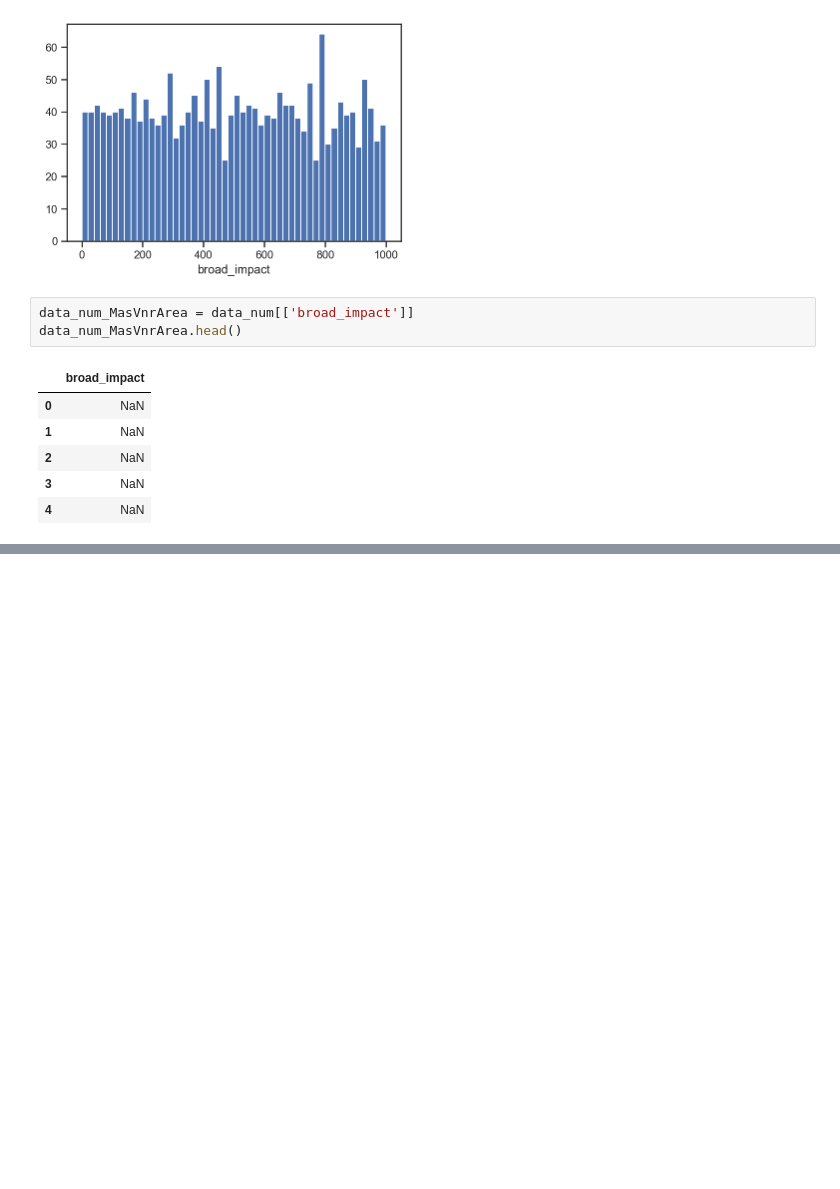
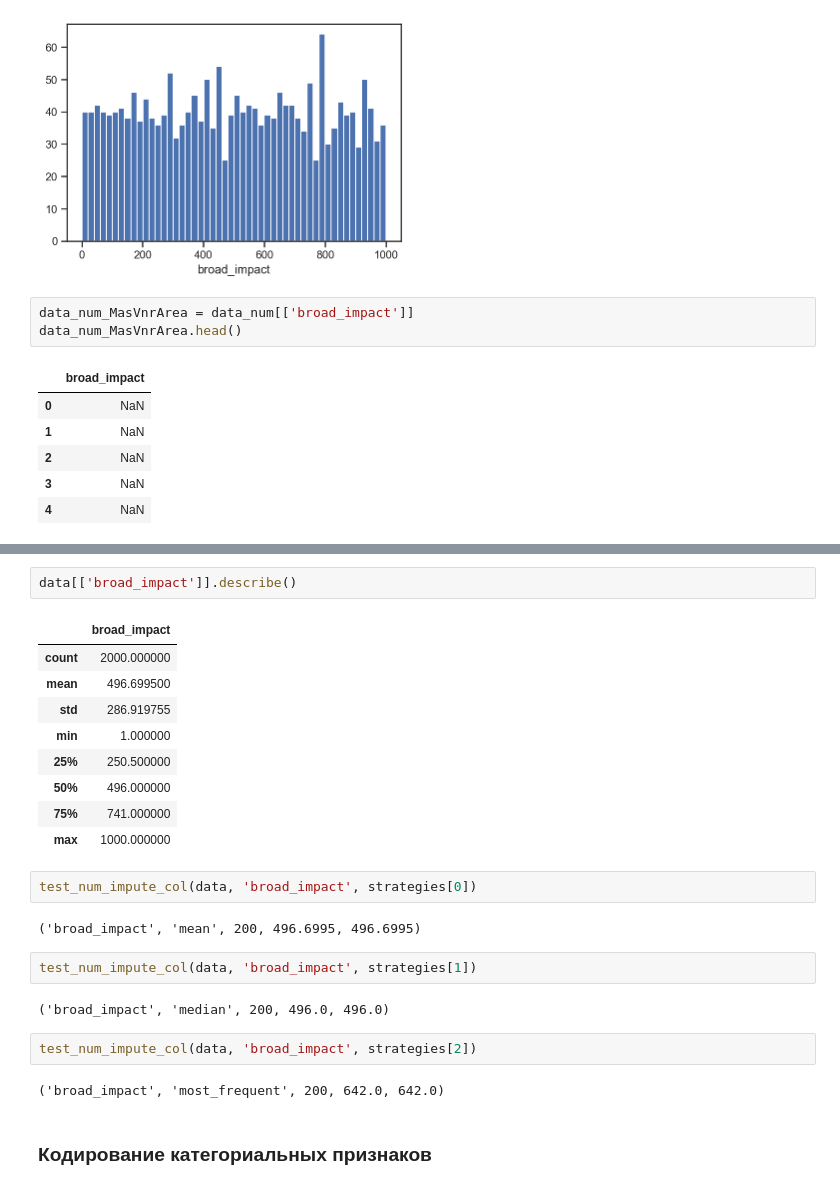
Before and after one commit to mrRoze/TMO-worked, a Jupyter notebook: TMO/Lab 2.ipynb, the cells around one changed output, grey strips where cells are left out. Drawn from its saved outputs; the diff is of its cells as text; blank space fills up the shorter version.

Commit message:
Кодирование категориальных признаков

```diff
--- a/TMO/Lab 2.ipynb
+++ b/TMO/Lab 2.ipynb
@@ -175,0 +284,26 @@ data_num_MasVnrArea.head()
+# %%
+data[['broad_impact']].describe()
+# %% [output]
+|  | broad_impact |
+| count | 2000.000000 |
+| mean | 496.699500 |
+| std | 286.919755 |
+| min | 1.000000 |
+| 25% | 250.500000 |
+| 50% | 496.000000 |
+| 75% | 741.000000 |
+| max | 1000.000000 |
+# %%
+test_num_impute_col(data, 'broad_impact', strategies[0])
+# %% [output]
+('broad_impact', 'mean', 200, 496.6995, 496.6995)
+# %%
+test_num_impute_col(data, 'broad_impact', strategies[1])
+# %% [output]
+('broad_impact', 'median', 200, 496.0, 496.0)
+# %%
+test_num_impute_col(data, 'broad_impact', strategies[2])
+# %% [output]
+('broad_impact', 'most_frequent', 200, 642.0, 642.0)
+# %% [markdown]
+### Кодирование категориальных признаков
```
Also changed, not shown: parts of 11 cells of this notebook.
